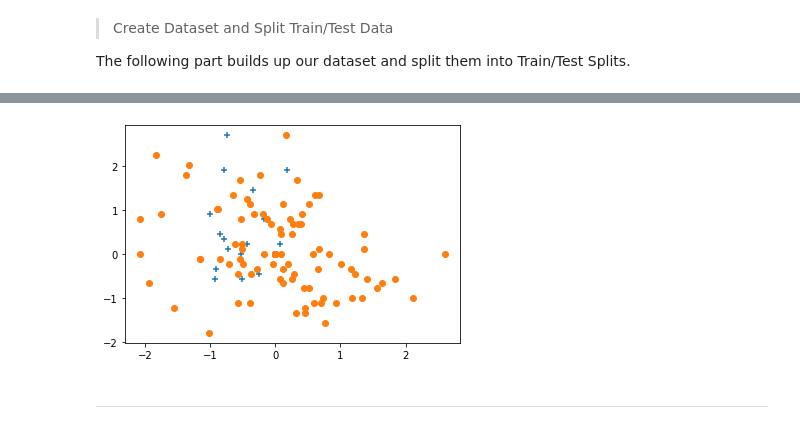
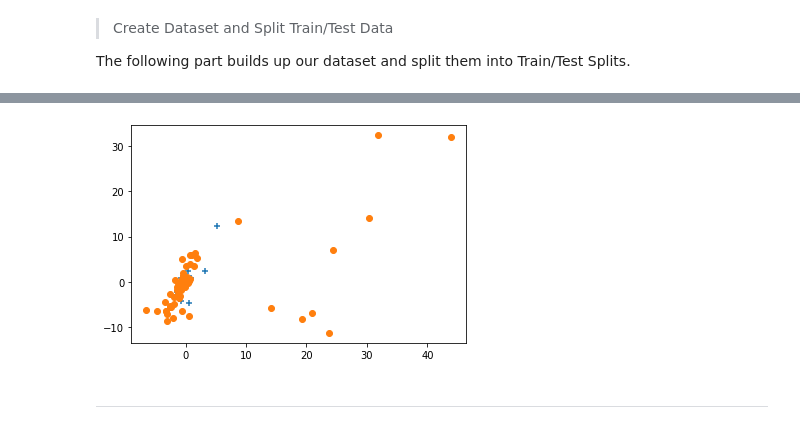
Before and after one commit to Lez-3f/IAI-Learning, a Jupyter notebook: classification/playground.ipynb, the cells around one changed output, grey strips where cells are left out. Cells and saved outputs as stored; diff of their text form; code cells hidden in the pictures.

```diff
--- a/classification/playground.ipynb
+++ b/classification/playground.ipynb
@@ -263,7 +263,7 @@ The following part builds up our dataset and split them into Train/Test Splits.
 label_col = ['patient_id','sars-cov-2_exam_result', 'patient_addmited_to_regular_ward_(1=yes,_0=no)', 'patient_addmited_to_semi-intensive_unit_(1=yes,_0=no)', 'patient_addmited_to_intensive_care_unit_(1=yes,_0=no)']
 cols = [x for x in dataset.columns if x not in label_col] # These columns are the features we can use to predict
 # %%
-X = dataset[cols]
-# X = dataset_prepsc
+# X = dataset[cols]
+X = dataset_prepsc
 X.head()
 # %% [output]
@@ -291,18 +291,18 @@ X_train.head()
 # %%
 # view  train data
 v_num = 1000
 pos_slice = y_train[0:v_num]==1
 neg_slice = y_train[0:v_num]==0
-pos_x = X_train.to_numpy()[0:v_num][pos_slice][:, 2:4]
-neg_x = X_train.to_numpy()[0:v_num][neg_slice][:, 2:4]
+pos_x = X_train.to_numpy()[0:v_num][pos_slice][:, 0:2]
+neg_x = X_train.to_numpy()[0:v_num][neg_slice][:, 0:2]
 
 # print(pos_x[:,0])
 
 plt.scatter(pos_x[:,0],pos_x[:,1],marker='+')
 plt.scatter(neg_x[:,0],neg_x[:,1],marker='o')
 plt.show()
 # %% [output]
-[figure, old version]
+[figure, new version]
 # %% [markdown]
 ---
 # %% [markdown]
```
Also changed, not shown: parts of 12 cells of this notebook, 1 other file.
